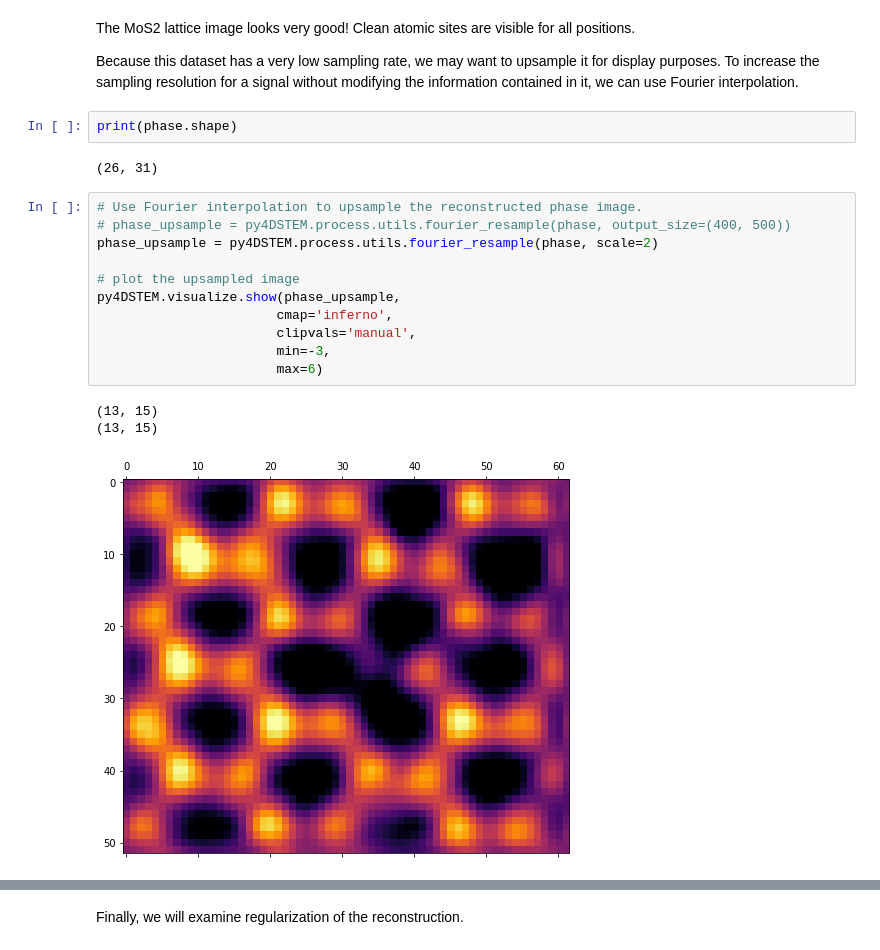
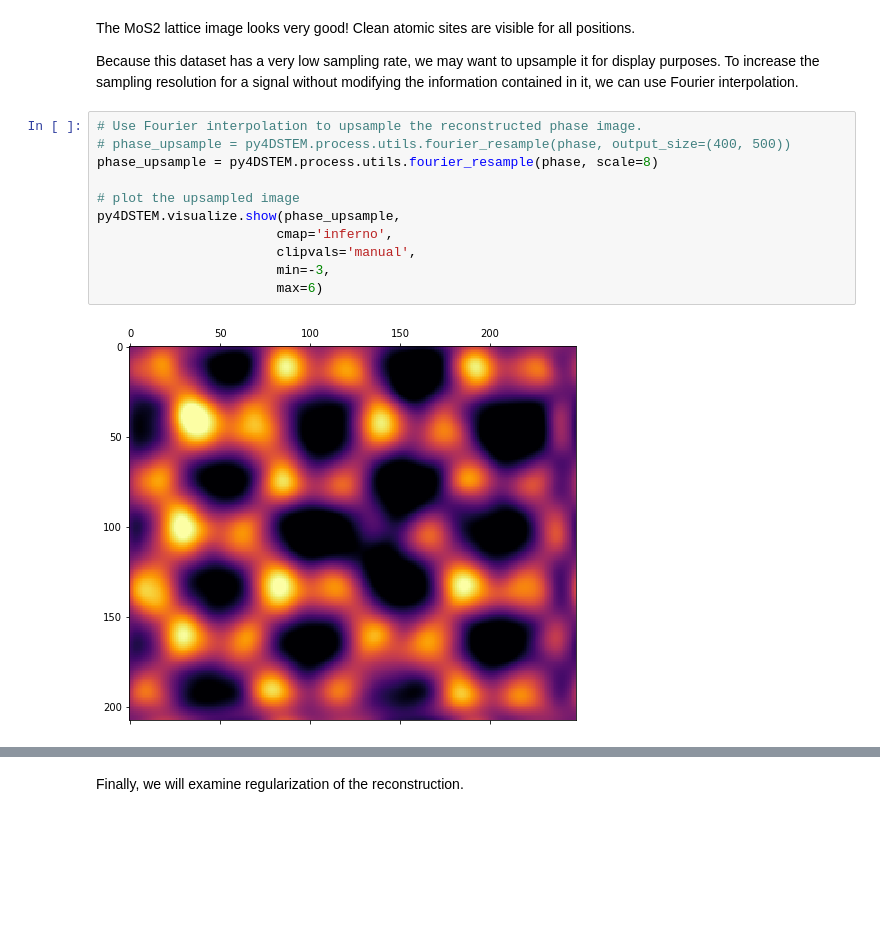
Before and after one commit to py4dstem/py4DSTEM_tutorials, a Jupyter notebook: notebooks/phase_contrast/DPC_MoS2.ipynb, the cells around one changed output, grey strips where cells are left out. Drawn from its saved outputs; the diff is of its cells as text; blank space fills up the shorter version.

```diff
--- a/notebooks/phase_contrast/DPC_MoS2.ipynb
+++ b/notebooks/phase_contrast/DPC_MoS2.ipynb
@@ -240,22 +237,16 @@ py4DSTEM.visualize.show(phase,
 The MoS2 lattice image looks very good!  Clean atomic sites are visible for all positions.
 
 Because this dataset has a very low sampling rate, we may want to upsample it for display purposes.  To increase the sampling resolution for a signal without modifying the information contained in it, we can use Fourier interpolation.
-# %%
-print(phase.shape)
-# %% [output]
-(26, 31)
 # %%
 # Use Fourier interpolation to upsample the reconstructed phase image.
 # phase_upsample = py4DSTEM.process.utils.fourier_resample(phase, output_size=(400, 500))
-phase_upsample = py4DSTEM.process.utils.fourier_resample(phase, scale=2)
+phase_upsample = py4DSTEM.process.utils.fourier_resample(phase, scale=8)
 
 # plot the upsampled image
 py4DSTEM.visualize.show(phase_upsample,
                        cmap='inferno',
                        clipvals='manual',
                        min=-3,
                        max=6)
 # %% [output]
-(13, 15)
-(13, 15)
-[figure, old version]
+[figure, new version]
```
Also changed, not shown: parts of 12 cells of this notebook, 4 other files.
